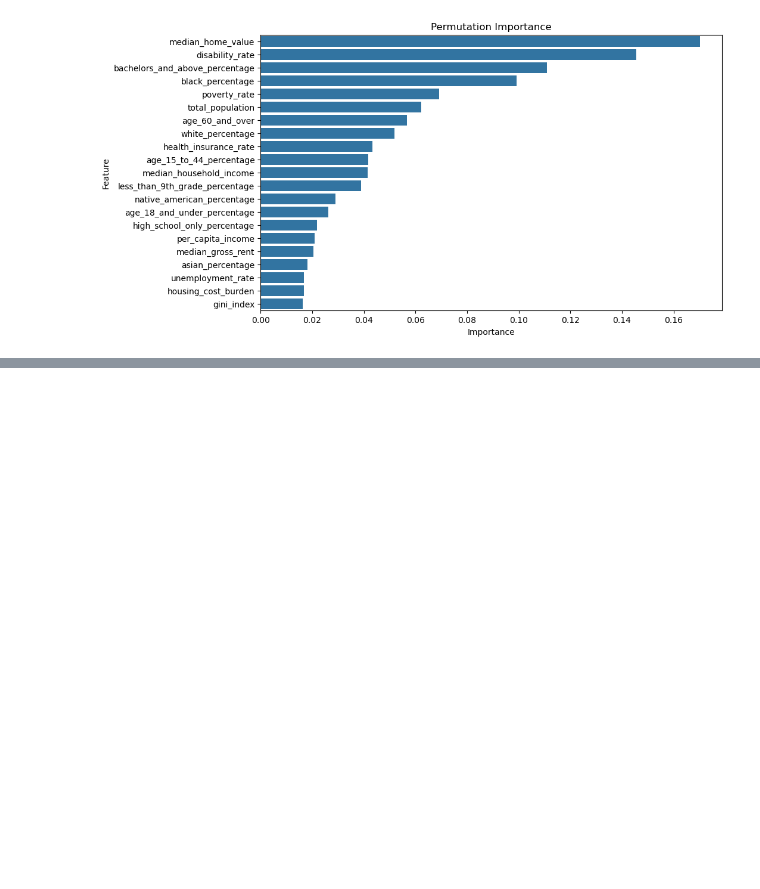
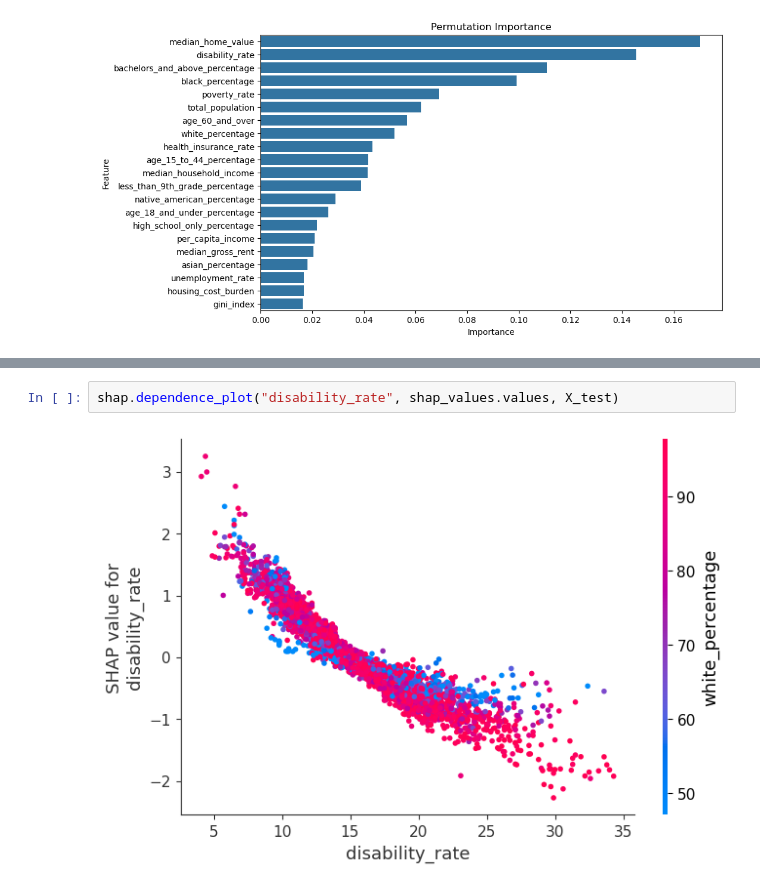
Before and after one commit to samyakshrestha/predicting-life-expectancy, a Jupyter notebook: notebooks/07_xg_boost_model.ipynb, the cells around one changed output, grey strips where cells are left out. Drawn from its saved outputs; the diff is of its cells as text; blank space fills up the shorter version.

```diff
--- a/notebooks/07_xg_boost_model.ipynb
+++ b/notebooks/07_xg_boost_model.ipynb
@@ -358,0 +374,4 @@ plt.show()
+# %%
+shap.dependence_plot("disability_rate", shap_values.values, X_test)
+# %% [output]
+[figure, added]
```
Also changed, not shown: parts of 7 cells of this notebook, 3 other files.
